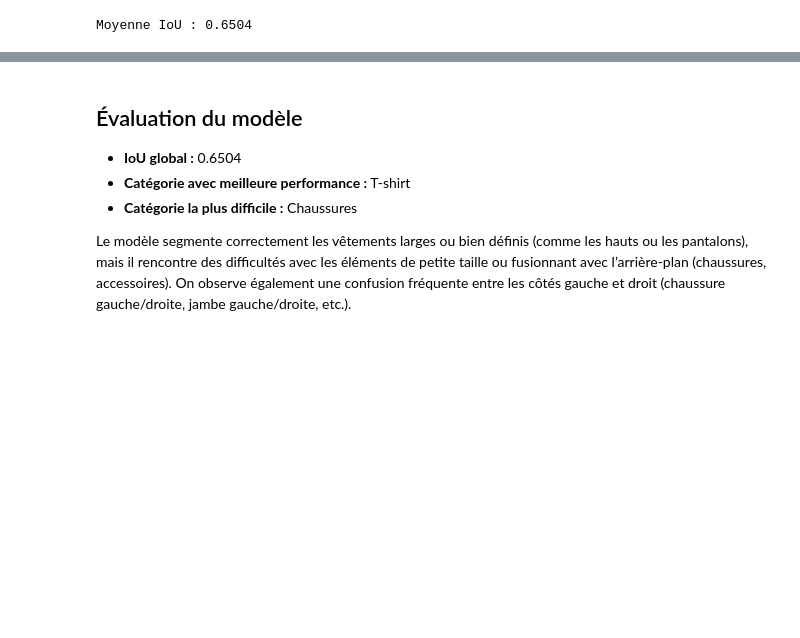
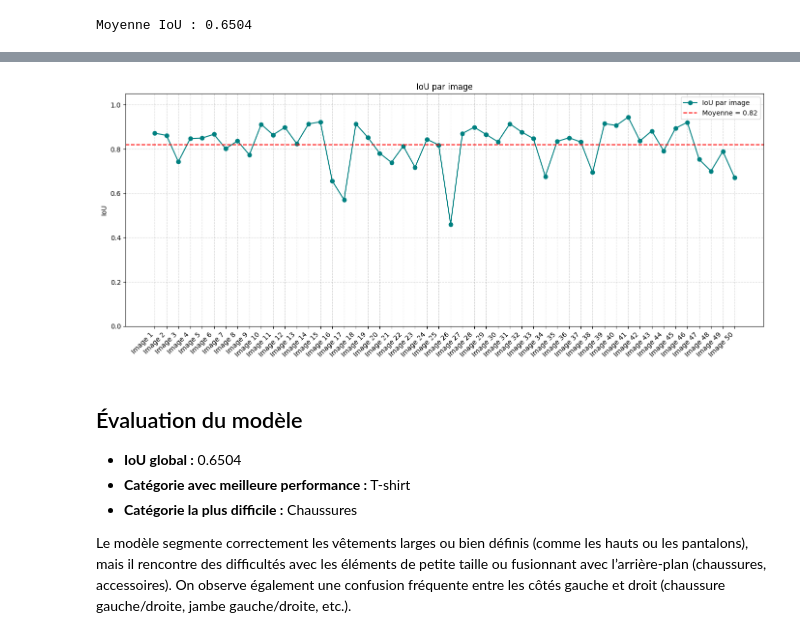
Before and after one commit to Christophe-Ringot/OC_02_ModeTrends, a Jupyter notebook: main.ipynb, the cells around one changed output, grey strips where cells are left out. Saved outputs shown, nothing was run; the diff lists cells and outputs as text; code cells hidden in the pictures; blank space fills up the shorter version.

Commit message:
OCP2 - Finalisation du notebook et ajout du graphique par image

```diff
--- a/main.ipynb
+++ b/main.ipynb
@@ -360,3 +429,22 @@ Moyenne IoU : 0.6504
+# %%
+image_ids = [f"Image {i+1}" for i in range(len(iou_scores))]
+
+plt.figure(figsize=(14, 6))
+
+plt.plot(image_ids, iou_scores, marker='o', linestyle='-', color='teal', label="IoU par image")
+
+plt.axhline(np.nanmean(iou_scores), color='red', linestyle='--', label=f"Moyenne = {np.nanmean(iou_scores):.2f}")
+
+plt.xticks(rotation=45, ha="right")
+plt.ylim(0, 1.05)
+plt.ylabel("IoU")
+plt.title("IoU par image")
+plt.legend()
+plt.grid(True, linestyle='--', alpha=0.5)
+plt.tight_layout()
+plt.show()
+# %% [output]
+[figure, added]
 # %% [markdown]
 ## Évaluation du modèle
 
```
Also changed, not shown: parts of 7 cells of this notebook, 1 other file.
